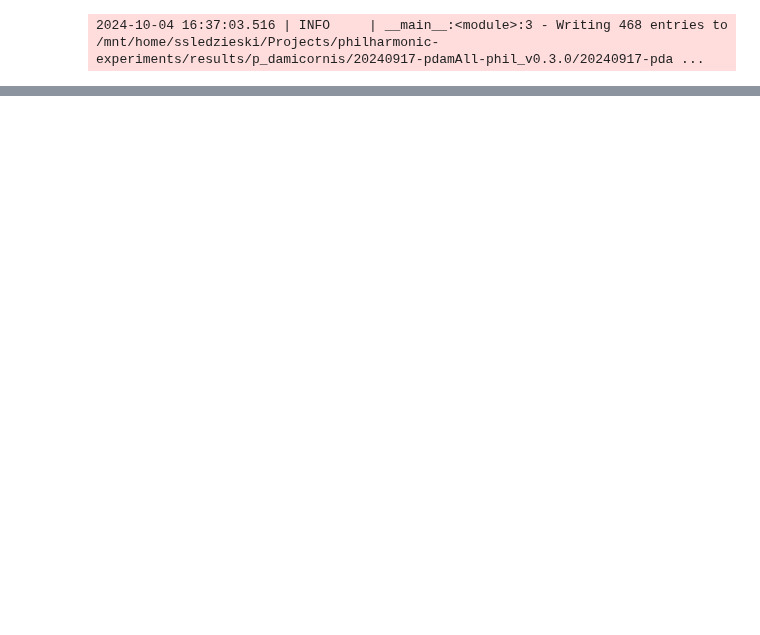
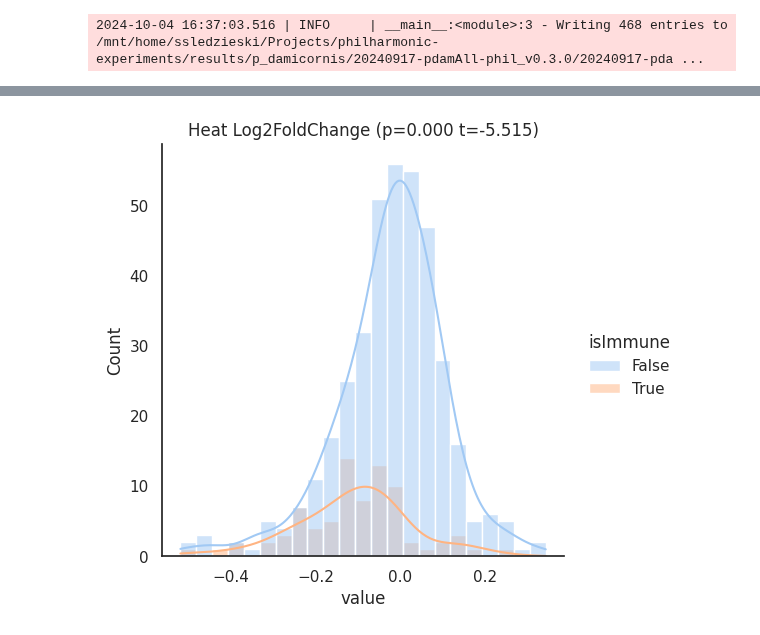
Before and after one commit to samsledje/philharmonic, a Jupyter notebook: nb/04_gene_expression_analysis.ipynb, the cells around one changed output, grey strips where cells are left out. Cells and saved outputs as stored; diff of their text form; code cells hidden in the pictures; blank space fills up the shorter version.

```diff
--- a/nb/04_gene_expression_analysis.ipynb
+++ b/nb/04_gene_expression_analysis.ipynb
@@ -395,3 +395,9 @@ cluster_de_df.to_csv(clust_deg_cytoscape_table, sep="\t")
 logger.info(f"Writing {len(cluster_de_df)} entries to {clust_deg_cytoscape_table}")
 # %% [output]
 2024-10-04 16:37:03.516 | INFO     | __main__:<module>:3 - Writing 468 entries to /mnt/home/ssledzieski/Projects/philharmonic-experiments/results/p_damicornis/20240917-pdamAll-phil_v0.3.0/20240917-pda ...
+# %%
+cluster_func_path = "/mnt/home/ssledzieski/Projects/philharmonic-experiments/results/p_damicornis/20240917-pdamAll-phil_v0.3.0/20240917-pdamAll-phil_v0.3.0_cluster_graph_functions.tsv"
+cluster_top_terms = pd.read_csv(cluster_func_path, sep="\t").set_index("key").dropna()
+# %%
+immune_clusters = cluster_top_terms[cluster_top_terms["go_fn"].str.contains("inflammatory")].index.values.astype(str)
+other_clusters = cluster_top_terms[~cluster_top_terms["go_fn"].str.contains("inflammatory")].index.values.astype(str)
@@ -397,0 +421,15 @@ logger.info(f"Writing {len(cluster_de_df)} entries to {clust_deg_cytoscape_table
+# %%
+plot_df = cluster_de_df[["log2FoldChange_Heat_control"]].melt(ignore_index=False).reset_index()
+plot_df["isImmune"] = plot_df["key"].isin(immune_clusters)
+plot_df = plot_df.dropna()
+from scipy.stats import ttest_ind
+tstat, p = ttest_ind(
+    plot_df.query("isImmune")["value"],
+    plot_df.query("~isImmune")["value"],
+    alternative="less",
+)
+sns.displot(data=plot_df, x="value", hue="isImmune", fill=True, kde=True, alpha=0.5, common_norm=False)
+plt.title("Heat Log2FoldChange (p={:.3f} t={:.3f})".format(p, tstat))
+plt.show()
+# %% [output]
+[figure, added]
```
Also changed, not shown: parts of 4 cells of this notebook, 6 other files.
